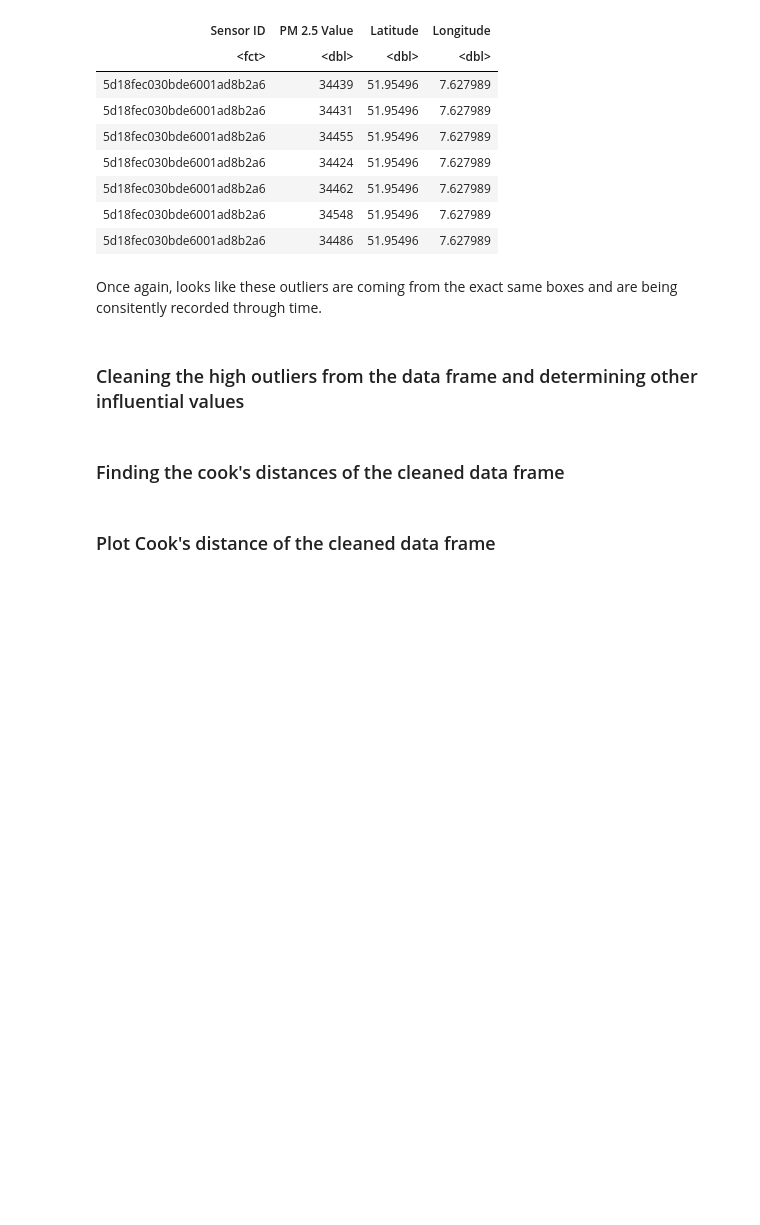
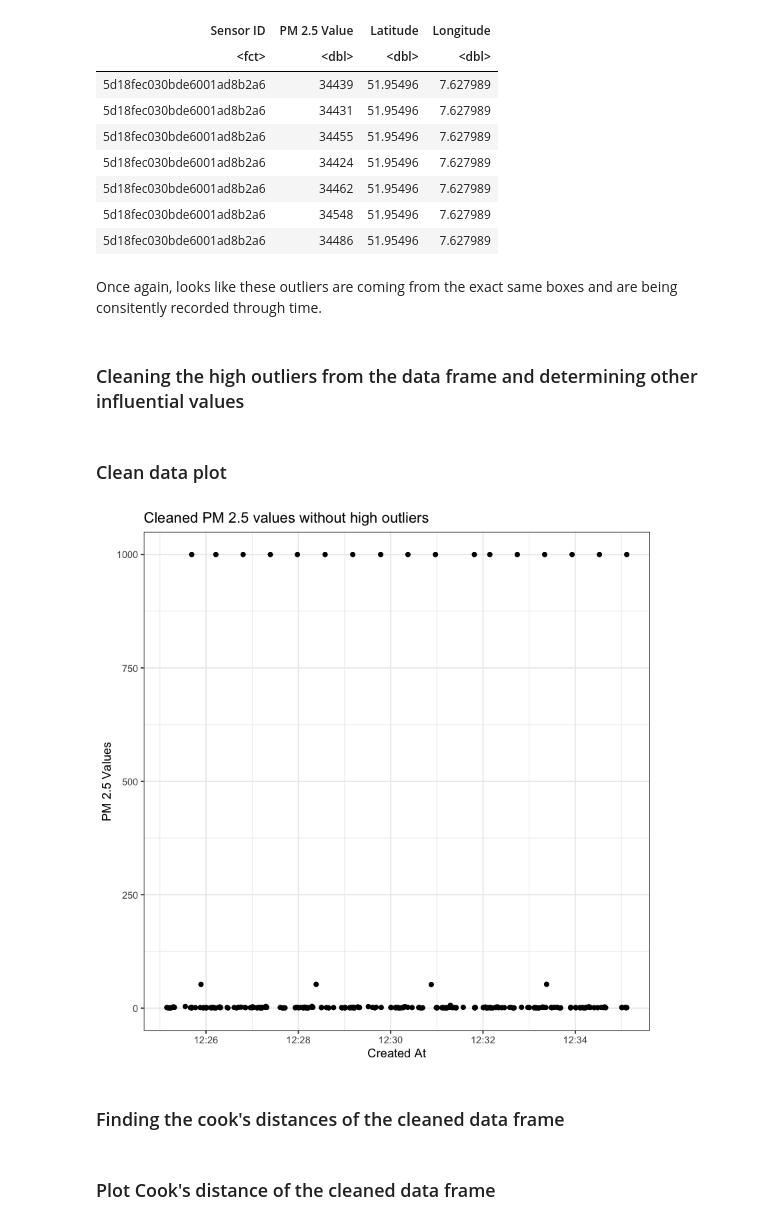
Before and after one commit to yurpl/opensensemap-anomaly-detector, a Jupyter notebook: SenseInfluential.ipynb, the cells around one changed output. Drawn from its saved outputs; the diff is of its cells as text; code cells hidden in the pictures; blank space fills up the shorter version.

```diff
--- a/SenseInfluential.ipynb
+++ b/SenseInfluential.ipynb
@@ -281,8 +290,18 @@ influential_pm25 <- data.frame(value = pm_25$value[pm_influential])
 #Clean pm25 data frame into a new data frame. Remove influential values and convert createdAt to time
 clean_pm25 <- pm_25 %>%
     filter(!pm_25$value %in% influential_pm25$value) %>%
-    mutate(createdAt = as.numeric(as.POSIXct(createdAt))) %>%
     select(value, createdAt, sensorId, lat, lon)
+# %% [markdown]
+### Clean data plot
+# %%
+ggplot(clean_pm25, aes(x=createdAt, y=value)) +
+    labs(x="Created At", y="PM 2.5 Values") +
+    geom_point() +
+    geom_jitter(width = 0.15) +
+    ggtitle('Cleaned PM 2.5 values without high outliers') +
+    theme_bw()
+# %% [output]
+[figure, added]
 # %% [markdown]
 ### Finding the cook's distances of the cleaned data frame
 # %%
```
Also changed, not shown: parts of 7 cells of this notebook.
